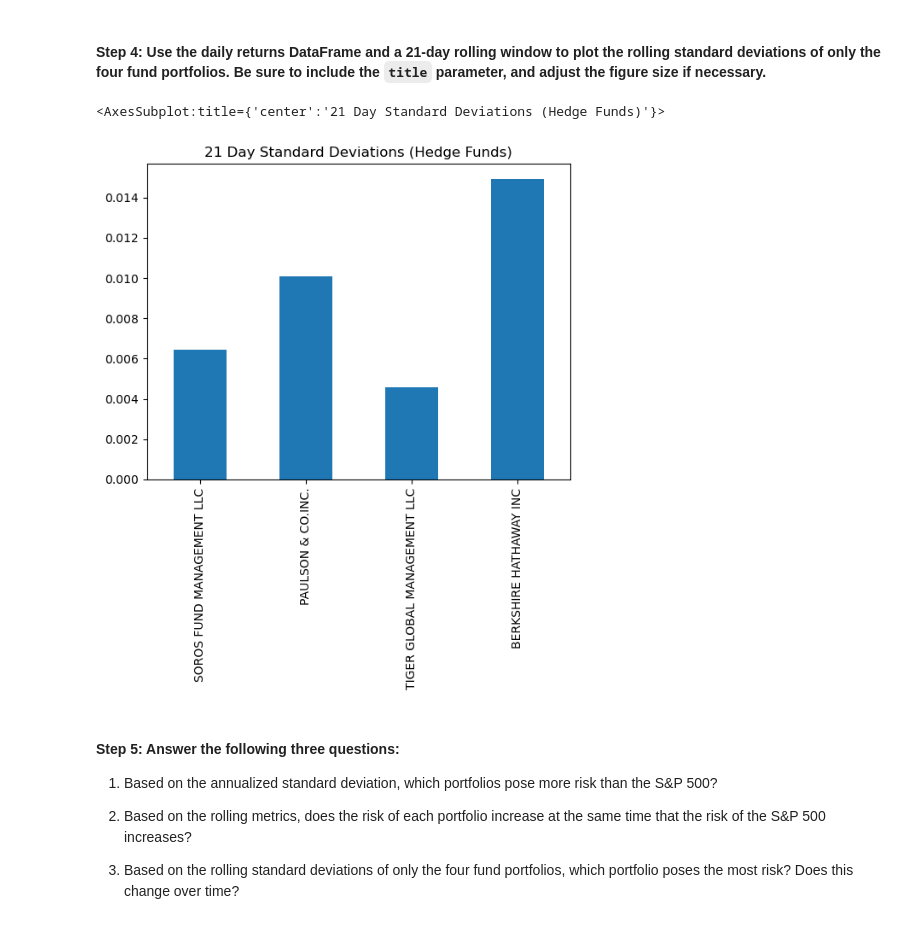
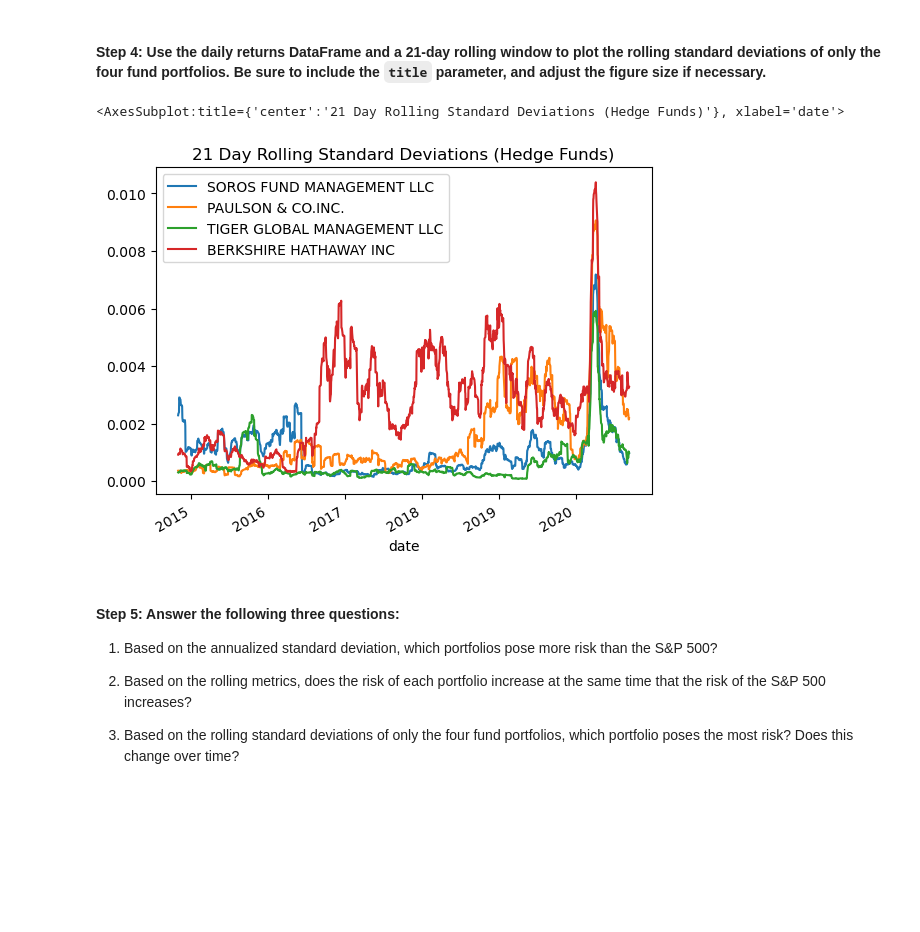
Before and after one commit to MLeGare29/RISK_RETURN_ANALYSIS, a Jupyter notebook: risk_return_analysis.ipynb, the cells around one changed output. Saved outputs shown, nothing was run; the diff lists cells and outputs as text; code cells hidden in the pictures; blank space fills up the shorter version.

```diff
--- a/risk_return_analysis.ipynb
+++ b/risk_return_analysis.ipynb
@@ -312,12 +290,13 @@ dtype: float64
 # %%
 # Using the daily return data and a 21-day rolling window, plot the rolling standard deviation of just the 4 portfolios.
 # Include a title parameter and adjust the figure size
-hedge_fund_21_day_std = fund_portfolios_df.std() * np.sqrt(trading_days_2)
+hedge_fund_21_day_std = fund_portfolios_df.rolling(window=21).std()
 
-hedge_fund_21_day_std.plot.bar(title='21 Day Standard Deviations (Hedge Funds)')
+
+hedge_fund_21_day_std.plot(title='21 Day Rolling Standard Deviations (Hedge Funds)')
 # %% [output]
-<AxesSubplot:title={'center':'21 Day Standard Deviations (Hedge Funds)'}>
+<AxesSubplot:title={'center':'21 Day Rolling Standard Deviations (Hedge Funds)'}, xlabel='date'>
-[figure, old version]
+[figure, new version]
 # %% [markdown]
 #### Step 5: Answer the following three questions:
 
```
Also changed, not shown: parts of 17 cells of this notebook.
